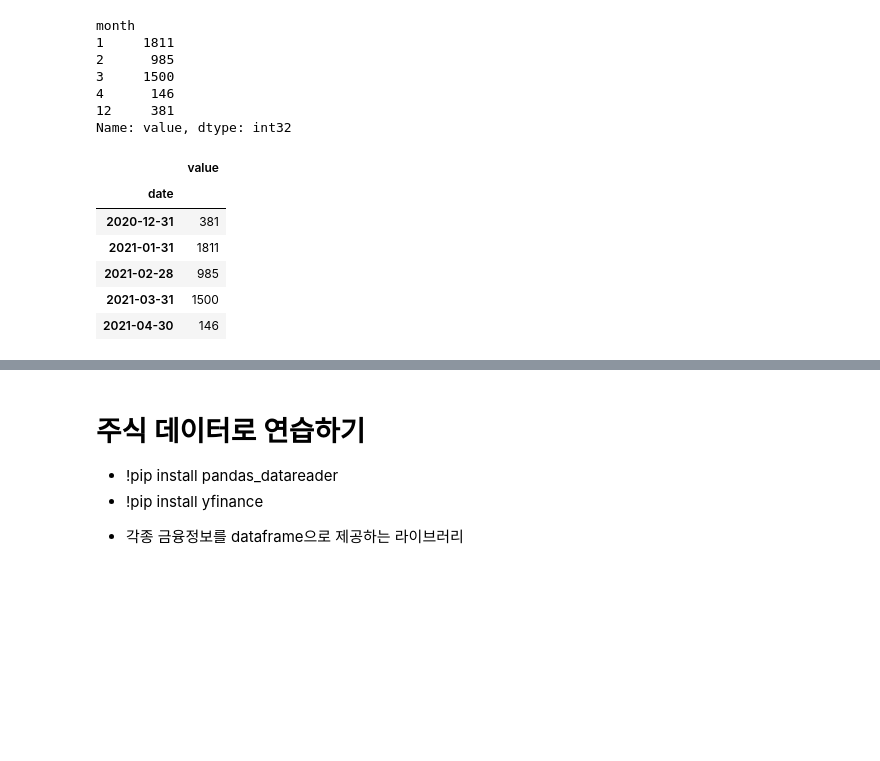
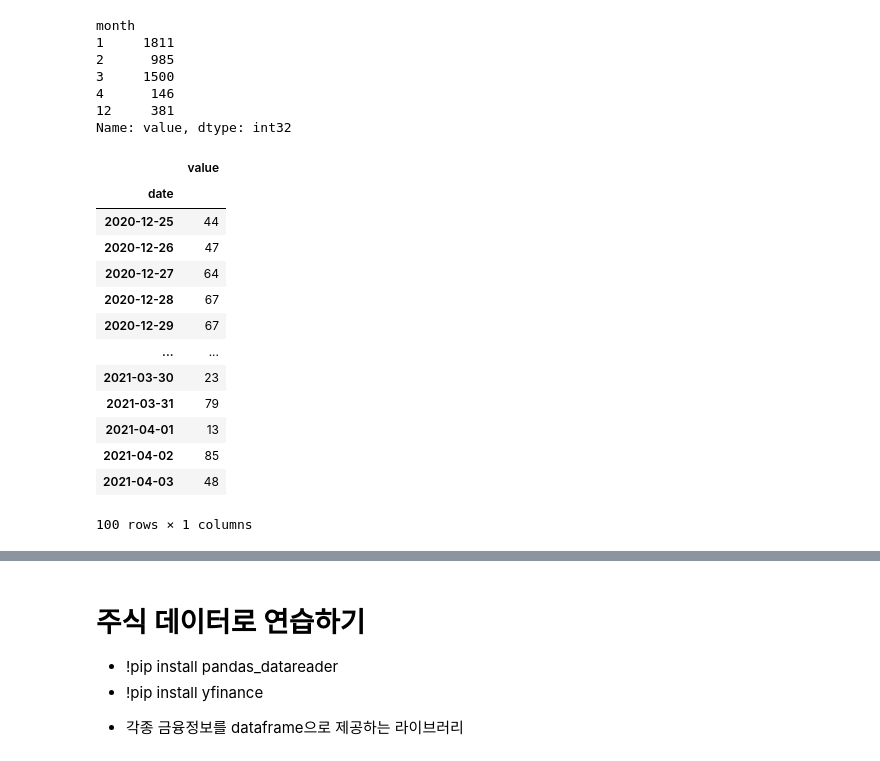
Before and after one commit to yamuzer/WASSUP3, a Jupyter notebook: 03_Data_Preprocessing/02_09_Pandas 시계열 자료 다루기.ipynb, the cells around one changed output, grey strips where cells are left out. Cells and saved outputs as stored; diff of their text form; code cells hidden in the pictures; blank space fills up the shorter version.

```diff
--- a/03_Data_Preprocessing/02_09_Pandas 시계열 자료 다루기.ipynb
+++ b/03_Data_Preprocessing/02_09_Pandas 시계열 자료 다루기.ipynb
@@ -605,16 +605,23 @@ Name: value, dtype: int32
 # %%
 # datetime index로도 풀어보자
 np.random.seed(0)
 df = pd.DataFrame({
     "date": pd.date_range("2020-12-25", periods=100, freq="D"),
     "value": np.random.randint(100, size=(100,))})
 df = df.set_index('date')
-df.resample('M').sum()
+df
 # %% [output]
 |  | value |
 | date |  |
-| 2020-12-31 | 381 |
-| 2021-01-31 | 1811 |
-| 2021-02-28 | 985 |
-| 2021-03-31 | 1500 |
-| 2021-04-30 | 146 |
+| 2020-12-25 | 44 |
+| 2020-12-26 | 47 |
+| 2020-12-27 | 64 |
+| 2020-12-28 | 67 |
+| 2020-12-29 | 67 |
+| ... | ... |
+| 2021-03-30 | 23 |
+| 2021-03-31 | 79 |
+| 2021-04-01 | 13 |
+| 2021-04-02 | 85 |
+| 2021-04-03 | 48 |
+100 rows × 1 columns
```
Also changed, not shown: parts of 40 cells of this notebook, 4 other files.
